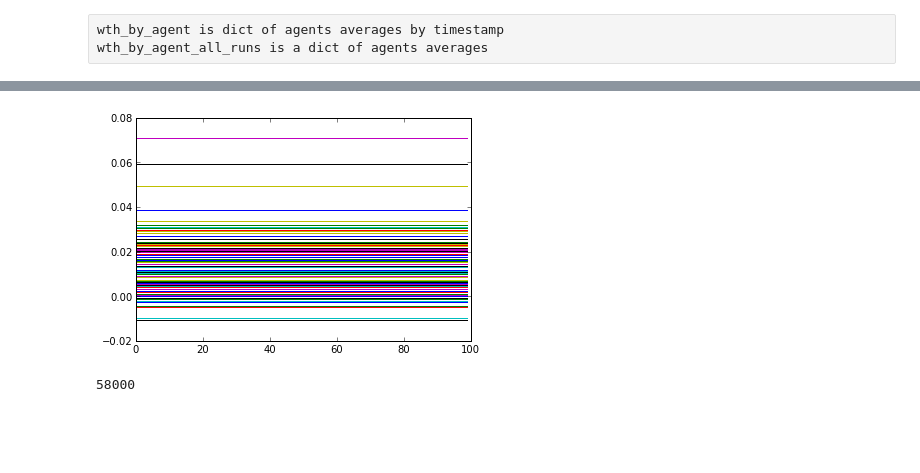
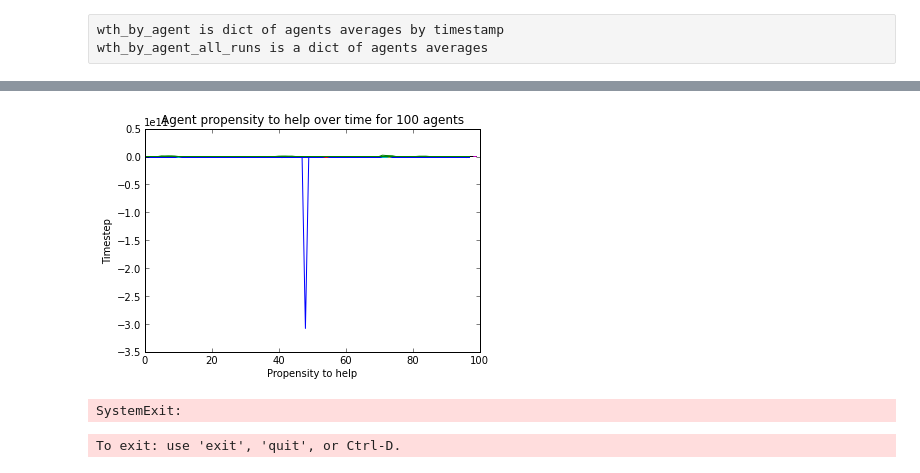
Before and after one commit to jackiekazil/goalnet, a Jupyter notebook: goalnet/analysis/wth_analysis.ipynb, the cells around one changed output, grey strips where cells are left out. Cells and saved outputs as stored; diff of their text form; code cells hidden in the pictures; blank space fills up the shorter version.

```diff
--- a/goalnet/analysis/wth_analysis.ipynb
+++ b/goalnet/analysis/wth_analysis.ipynb
@@ -30,10 +89,19 @@ plt.title("Agents willingness to help")
-# %%
-for a in wth_by_agent:
-    plt.plot([x*1000 for x in wth_by_agent[a].values()])
-plt.show()
-# %% [output]
-[figure, removed]
+# %%
+#Agent propensity to help over time
+for a in avg_by_agent:
+    plt.plot([x*1000 for x in avg_by_agent[a].values()])
+plt.ylabel("Timestep")
+plt.xlabel("Propensity to help")
+plt.title("Agent propensity to help over time for 100 agents")
+plt.show()
+# %% [output]
+[figure, added]
 # %%
+# imoprt sys is here to run all code but not this block
+# this block is too intensive
+import sys
+sys.exit()
+
 a2a_wth = []
 for ts in data:
     evaluated = []
@@ -43,8 +111,13 @@ for ts in data:
             if not (a, a2) or not (a2, a) in evaluated:
                 evaluated.append((a, a2))
                 #(ts, (a,a2), (a wth a2, a2 wth a))
-                a2a_wth.append(((a, a2), (ts_wth[a][a2], ts_wth[a2][a]), ts))
+                try:
+                    a2_to_a = ts_wth[a][a2]
+                except KeyError:
+                    a2_to_a = 0
+                a2a_wth.append(((a, a2), (ts_wth[a][a2], a2_to_a), ts))
 # %% [output]
-58000
+SystemExit:
+To exit: use 'exit', 'quit', or Ctrl-D.
 # %%
 pprint(a2a_wth)
```
Also changed, not shown: parts of 14 cells of this notebook, 1 other file.
